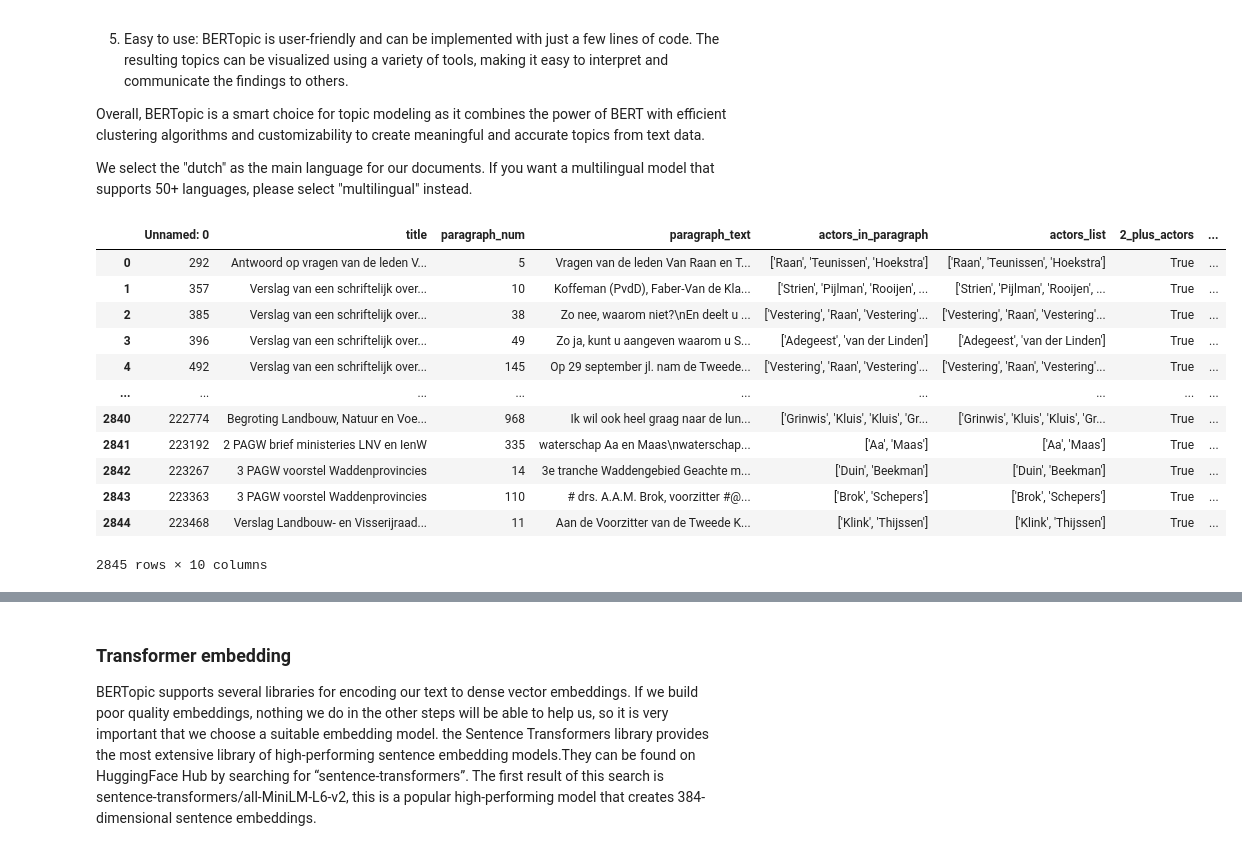
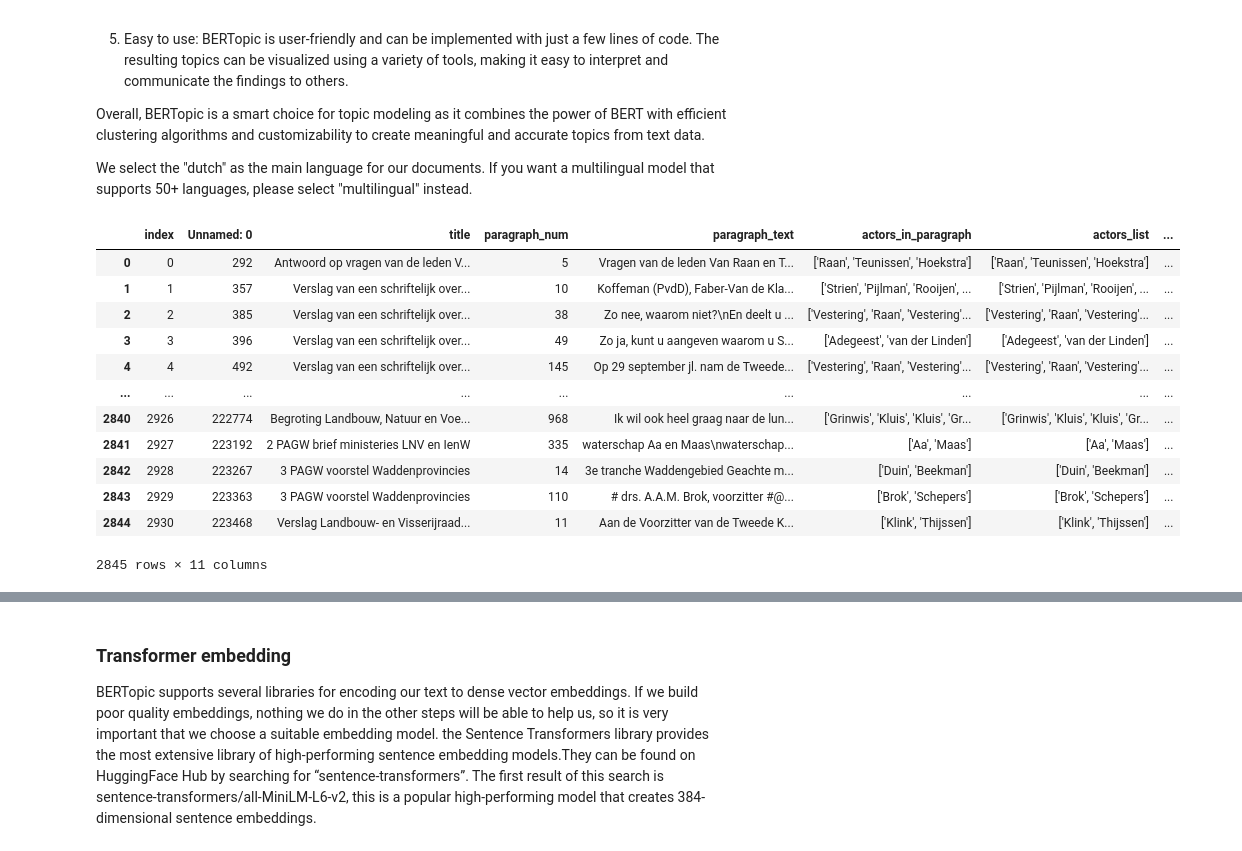
Before and after one commit to liviapopper/jads_DCiA2023_group3, a Jupyter notebook: actor_to_paragraph_fix/Paragraph Embeddings_on_2+actors_per_topic.ipynb, the cells around one changed output, grey strips where cells are left out. Saved outputs shown, nothing was run; the diff lists cells and outputs as text; code cells hidden in the pictures.

```diff
--- a/actor_to_paragraph_fix/Paragraph Embeddings_on_2+actors_per_topic.ipynb
+++ b/actor_to_paragraph_fix/Paragraph Embeddings_on_2+actors_per_topic.ipynb
@@ -122,3 +35,6 @@ paragraphsDF
+# %%
+# check how the data looks loaded from csv
+paragraphsDF = pd.read_csv('2+actors_per_topic.csv')
 # %% [markdown]
 # **Text preprocessing**
 The preprocessing pipeline is mentioned below.
@@ -210,19 +126,19 @@ newDF['corp'] = [','.join(map(str, l)) for l in newDF['content']]
 newDF['corp'] = newDF['corp'].str.replace(',',' ', regex=False)
 # %%
 # reset the index of the dataframe
-newDF = newDF.reset_index(drop=True)
+newDF = newDF.reset_index(drop=False)
 newDF
 # %% [output]
-|  | Unnamed: 0 | title | paragraph_num | paragraph_text | actors_in_paragraph | actors_list | 2_plus_actors | ... |
-| 0 | 292 | Antwoord op vragen van de leden V... | 5 | Vragen van de leden Van Raan en T... | ['Raan', 'Teunissen', 'Hoekstra'] | ['Raan', 'Teunissen', 'Hoekstra'] | True | ... |
-| 1 | 357 | Verslag van een schriftelijk over... | 10 | Koffeman (PvdD), Faber-Van de Kla... | ['Strien', 'Pijlman', 'Rooijen', ... | ['Strien', 'Pijlman', 'Rooijen', ... | True | ... |
-| 2 | 385 | Verslag van een schriftelijk over... | 38 | Zo nee, waarom niet?\nEn deelt u ... | ['Vestering', 'Raan', 'Vestering'... | ['Vestering', 'Raan', 'Vestering'... | True | ... |
-| 3 | 396 | Verslag van een schriftelijk over... | 49 | Zo ja, kunt u aangeven waarom u S... | ['Adegeest', 'van der Linden'] | ['Adegeest', 'van der Linden'] | True | ... |
-| 4 | 492 | Verslag van een schriftelijk over... | 145 | Op 29 september jl. nam de Tweede... | ['Vestering', 'Raan', 'Vestering'... | ['Vestering', 'Raan', 'Vestering'... | True | ... |
+|  | index | Unnamed: 0 | title | paragraph_num | paragraph_text | actors_in_paragraph | actors_list | ... |
+| 0 | 0 | 292 | Antwoord op vragen van de leden V... | 5 | Vragen van de leden Van Raan en T... | ['Raan', 'Teunissen', 'Hoekstra'] | ['Raan', 'Teunissen', 'Hoekstra'] | ... |
+| 1 | 1 | 357 | Verslag van een schriftelijk over... | 10 | Koffeman (PvdD), Faber-Van de Kla... | ['Strien', 'Pijlman', 'Rooijen', ... | ['Strien', 'Pijlman', 'Rooijen', ... | ... |
+| 2 | 2 | 385 | Verslag van een schriftelijk over... | 38 | Zo nee, waarom niet?\nEn deelt u ... | ['Vestering', 'Raan', 'Vestering'... | ['Vestering', 'Raan', 'Vestering'... | ... |
+| 3 | 3 | 396 | Verslag van een schriftelijk over... | 49 | Zo ja, kunt u aangeven waarom u S... | ['Adegeest', 'van der Linden'] | ['Adegeest', 'van der Linden'] | ... |
+| 4 | 4 | 492 | Verslag van een schriftelijk over... | 145 | Op 29 september jl. nam de Tweede... | ['Vestering', 'Raan', 'Vestering'... | ['Vestering', 'Raan', 'Vestering'... | ... |
 | ... | ... | ... | ... | ... | ... | ... | ... | ... |
-| 2840 | 222774 | Begroting Landbouw, Natuur en Voe... | 968 | Ik wil ook heel graag naar de lun... | ['Grinwis', 'Kluis', 'Kluis', 'Gr... | ['Grinwis', 'Kluis', 'Kluis', 'Gr... | True | ... |
-| 2841 | 223192 | 2 PAGW brief ministeries LNV en IenW | 335 | waterschap Aa en Maas\nwaterschap... | ['Aa', 'Maas'] | ['Aa', 'Maas'] | True | ... |
-| 2842 | 223267 | 3 PAGW voorstel Waddenprovincies | 14 | 3e tranche Waddengebied Geachte m... | ['Duin', 'Beekman'] | ['Duin', 'Beekman'] | True | ... |
-| 2843 | 223363 | 3 PAGW voorstel Waddenprovincies | 110 | # drs. A.A.M. Brok, voorzitter #@... | ['Brok', 'Schepers'] | ['Brok', 'Schepers'] | True | ... |
-| 2844 | 223468 | Verslag Landbouw- en Visserijraad... | 11 | Aan de Voorzitter van de Tweede K... | ['Klink', 'Thijssen'] | ['Klink', 'Thijssen'] | True | ... |
+| 2840 | 2926 | 222774 | Begroting Landbouw, Natuur en Voe... | 968 | Ik wil ook heel graag naar de lun... | ['Grinwis', 'Kluis', 'Kluis', 'Gr... | ['Grinwis', 'Kluis', 'Kluis', 'Gr... | ... |
+| 2841 | 2927 | 223192 | 2 PAGW brief ministeries LNV en IenW | 335 | waterschap Aa en Maas\nwaterschap... | ['Aa', 'Maas'] | ['Aa', 'Maas'] | ... |
+| 2842 | 2928 | 223267 | 3 PAGW voorstel Waddenprovincies | 14 | 3e tranche Waddengebied Geachte m... | ['Duin', 'Beekman'] | ['Duin', 'Beekman'] | ... |
+| 2843 | 2929 | 223363 | 3 PAGW voorstel Waddenprovincies | 110 | # drs. A.A.M. Brok, voorzitter #@... | ['Brok', 'Schepers'] | ['Brok', 'Schepers'] | ... |
+| 2844 | 2930 | 223468 | Verslag Landbouw- en Visserijraad... | 11 | Aan de Voorzitter van de Tweede K... | ['Klink', 'Thijssen'] | ['Klink', 'Thijssen'] | ... |
-2845 rows × 10 columns
+2845 rows × 11 columns
```
Also changed, not shown: parts of 11 cells of this notebook.
